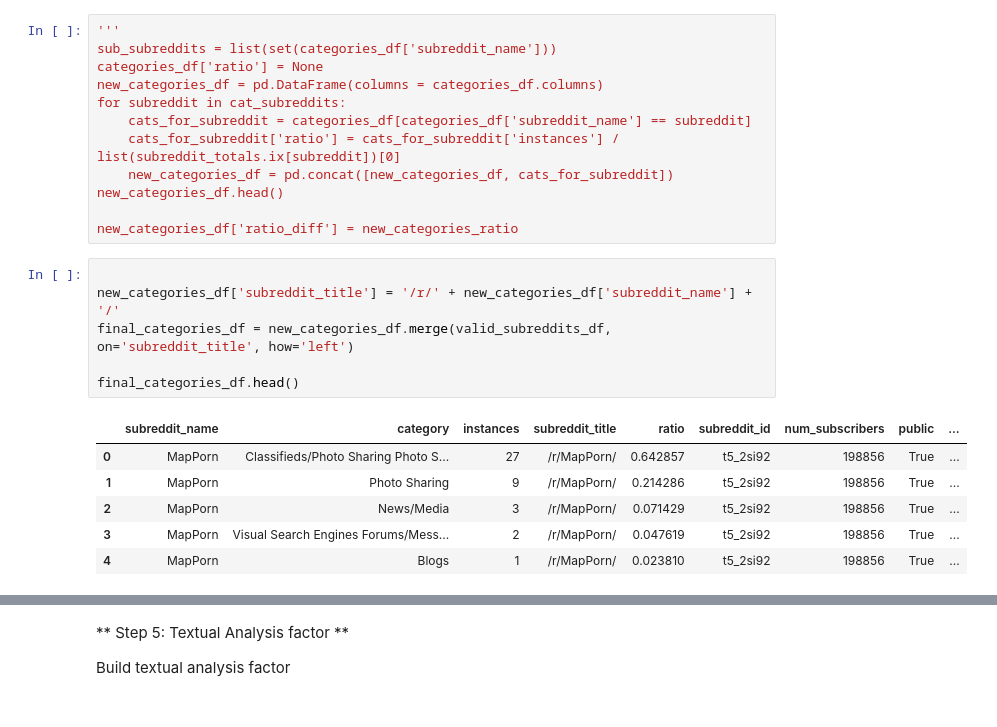
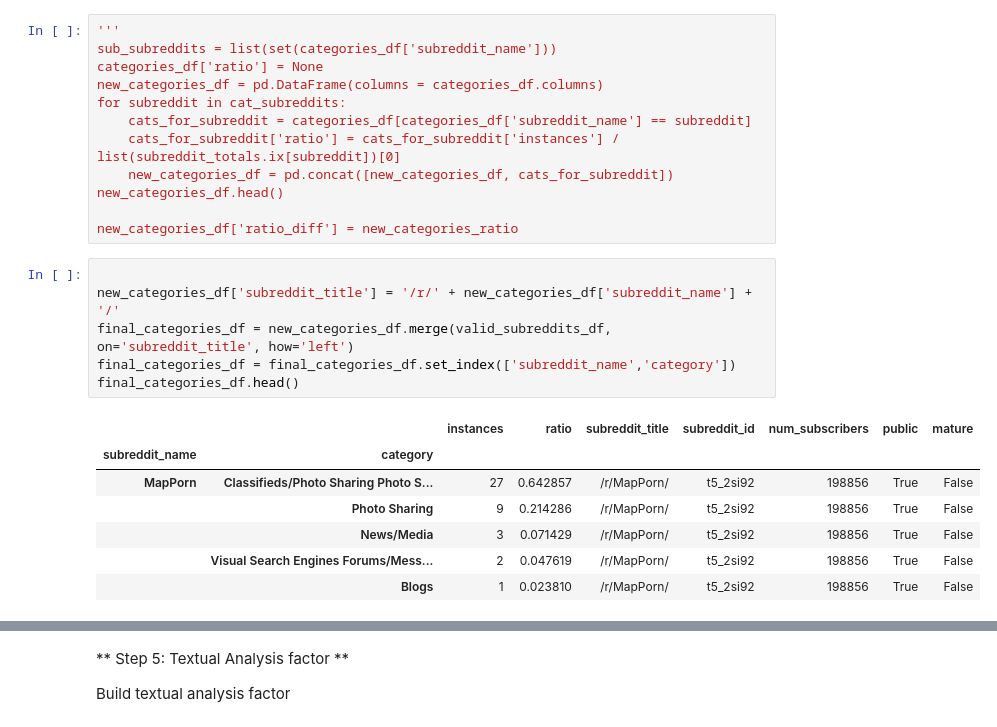
Before and after one commit to BDKNS/CS109Project2014, a Jupyter notebook: SubredditRecommenderForPosts.ipynb, the cells around one changed output, grey strips where cells are left out. Cells and saved outputs as stored; diff of their text form.

Commit message:
Fixed all bugs in category factor

```diff
--- a/SubredditRecommenderForPosts.ipynb
+++ b/SubredditRecommenderForPosts.ipynb
@@ -358,14 +360,15 @@ new_categories_df['ratio_diff'] = new_categories_ratio
 # %%
 
 new_categories_df['subreddit_title'] = '/r/' + new_categories_df['subreddit_name'] + '/'
 final_categories_df = new_categories_df.merge(valid_subreddits_df, on='subreddit_title', how='left')
-
+final_categories_df = final_categories_df.set_index(['subreddit_name','category'])
 final_categories_df.head()
 # %% [output]
-|  | subreddit_name | category | instances | subreddit_title | ratio | subreddit_id | num_subscribers | public | ... |
-| 0 | MapPorn | Classifieds/Photo Sharing Photo S... | 27 | /r/MapPorn/ | 0.642857 | t5_2si92 | 198856 | True | ... |
-| 1 | MapPorn | Photo Sharing | 9 | /r/MapPorn/ | 0.214286 | t5_2si92 | 198856 | True | ... |
-| 2 | MapPorn | News/Media | 3 | /r/MapPorn/ | 0.071429 | t5_2si92 | 198856 | True | ... |
-| 3 | MapPorn | Visual Search Engines Forums/Mess... | 2 | /r/MapPorn/ | 0.047619 | t5_2si92 | 198856 | True | ... |
-| 4 | MapPorn | Blogs | 1 | /r/MapPorn/ | 0.023810 | t5_2si92 | 198856 | True | ... |
+|  |  | instances | ratio | subreddit_title | subreddit_id | num_subscribers | public | mature |
+| subreddit_name | category |  |  |  |  |  |  |  |
+| MapPorn | Classifieds/Photo Sharing Photo S... | 27 | 0.642857 | /r/MapPorn/ | t5_2si92 | 198856 | True | False |
+|  | Photo Sharing | 9 | 0.214286 | /r/MapPorn/ | t5_2si92 | 198856 | True | False |
+|  | News/Media | 3 | 0.071429 | /r/MapPorn/ | t5_2si92 | 198856 | True | False |
+|  | Visual Search Engines Forums/Mess... | 2 | 0.047619 | /r/MapPorn/ | t5_2si92 | 198856 | True | False |
+|  | Blogs | 1 | 0.023810 | /r/MapPorn/ | t5_2si92 | 198856 | True | False |
 # %%
```
Also changed, not shown: parts of 7 cells of this notebook.
